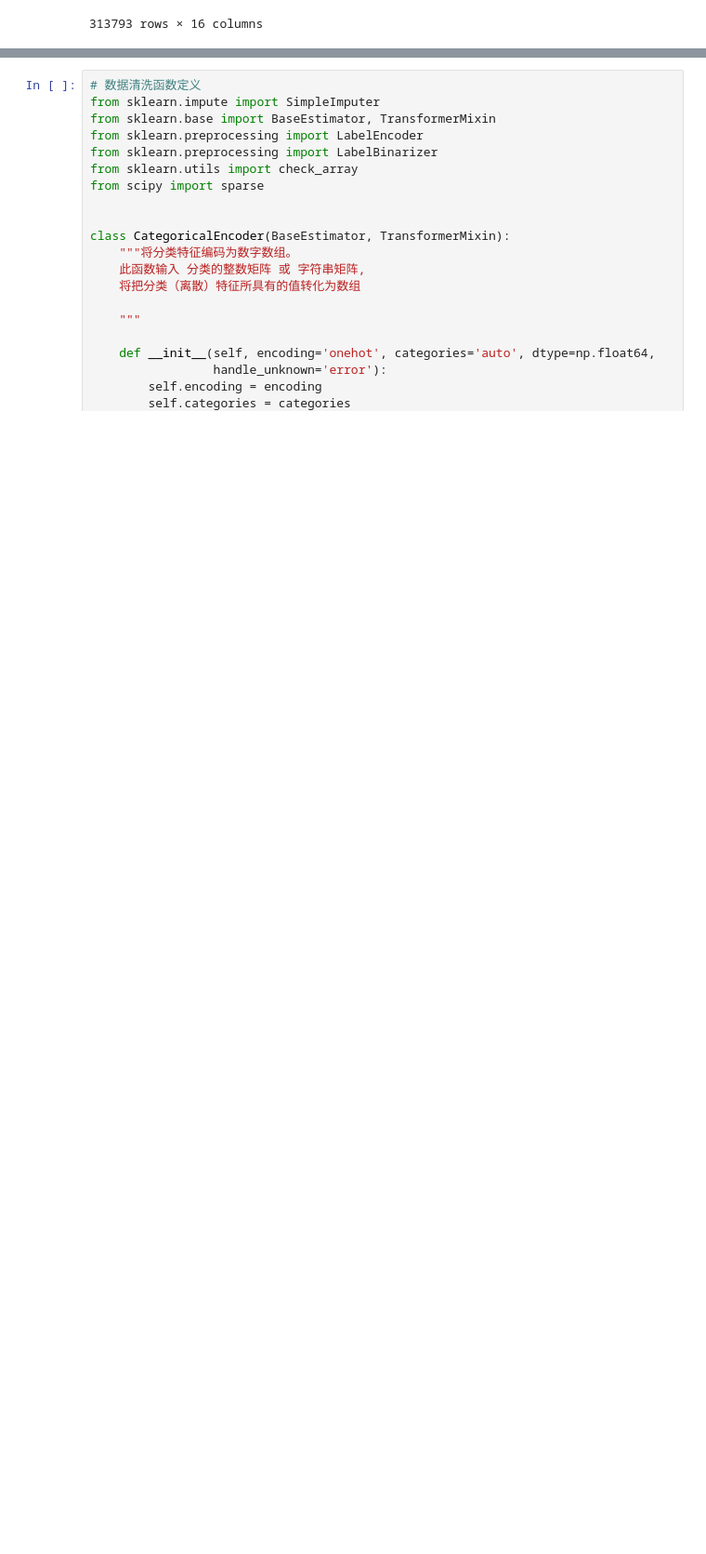
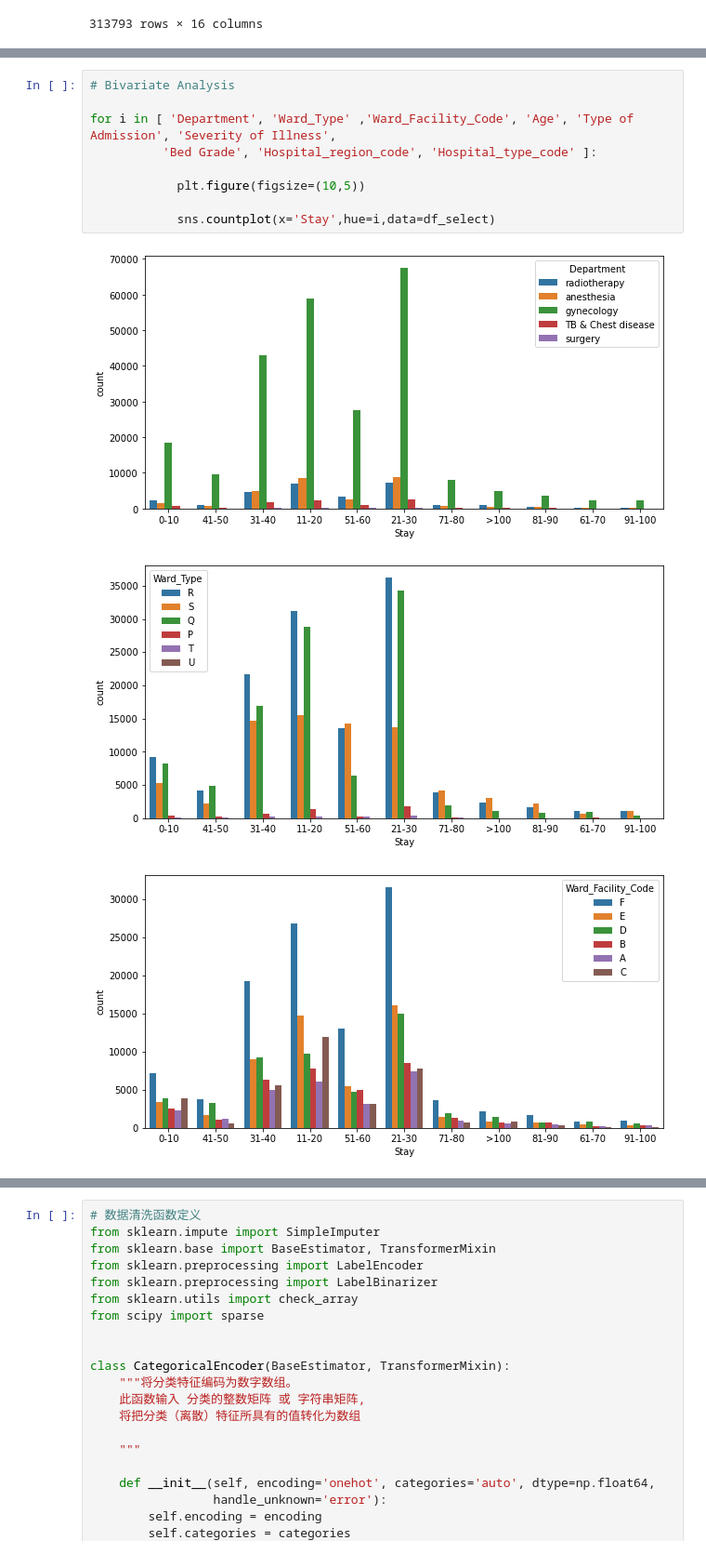
Before and after one commit to DIKLA2322/workspace, a Jupyter notebook: Healthcare_Management.ipynb, the cells around one changed output, grey strips where cells are left out. Shown: that part at 93% size. Saved outputs shown, nothing was run; the diff lists cells and outputs as text; blank space fills up the shorter version.

```diff
--- a/Healthcare_Management.ipynb
+++ b/Healthcare_Management.ipynb
@@ -174,0 +257,13 @@ df_select
+# %%
+# Bivariate Analysis
+
+for i in [ 'Department', 'Ward_Type' ,'Ward_Facility_Code', 'Age', 'Type of Admission', 'Severity of Illness',
+          'Bed Grade', 'Hospital_region_code', 'Hospital_type_code' ]:
+
+            plt.figure(figsize=(10,5))
+
+            sns.countplot(x='Stay',hue=i,data=df_select)
+# %% [output]
+[figure, added]
+[figure, added]
+[figure, added]
```
Also changed, not shown: parts of 49 cells of this notebook.
